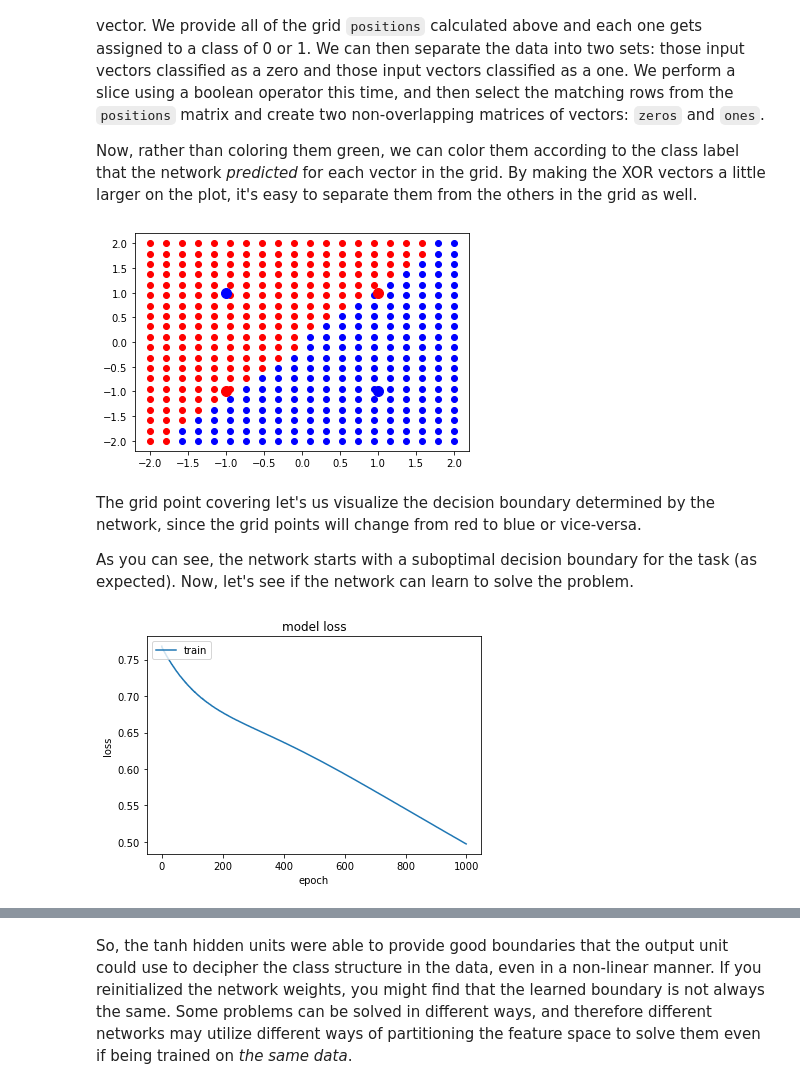
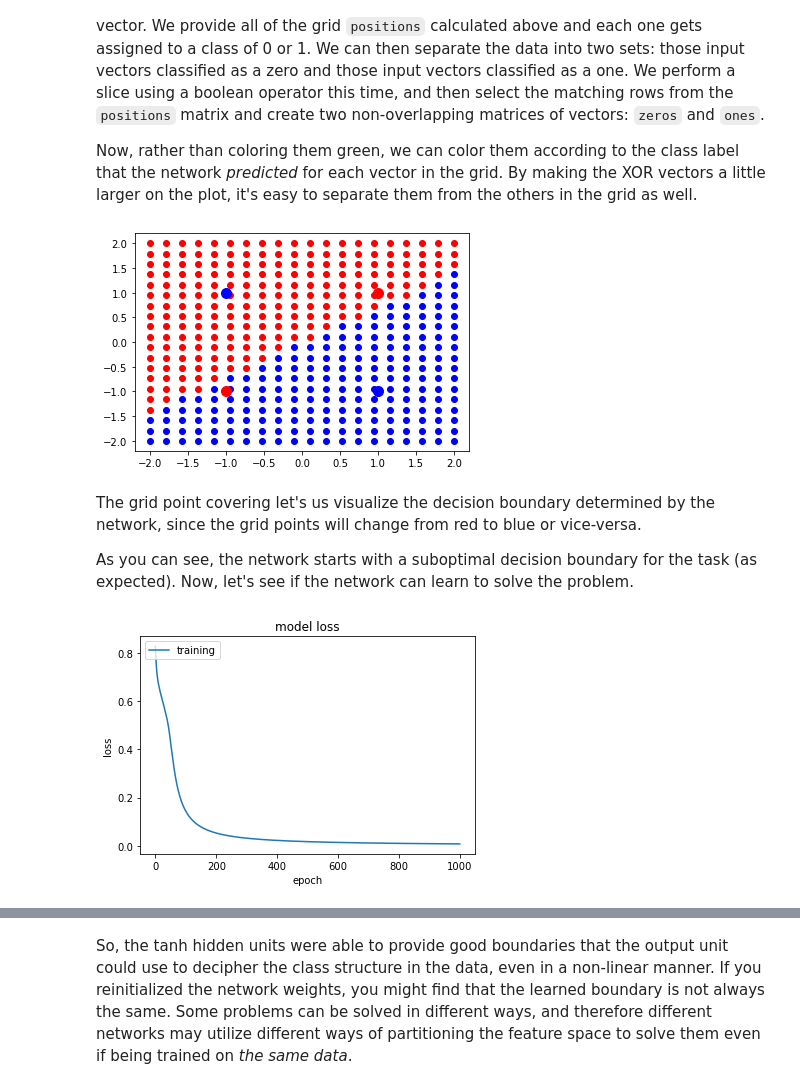
Before and after one commit to CSCI4850/notebook-examples, a Jupyter notebook: Feed-forward Neural Networks/Multilayer Networks.ipynb, the cells around one changed output, grey strips where cells are left out. Cells and saved outputs as stored; diff of their text form; code cells hidden in the pictures.

```diff
--- a/Feed-forward Neural Networks/Multilayer Networks.ipynb
+++ b/Feed-forward Neural Networks/Multilayer Networks.ipynb
@@ -61,0 +42,25 @@ None
+# %%
+# Multi-layer net with tanh hidden layer
+
+# Start a new, empty model
+model = keras.models.Sequential()
+
+# Create the hidden layer (size 2), but also ensure it is
+# densely connected to an input layer of size 2 (input_dim=2).
+# These are then added to the model...
+model.add(keras.layers.Dense(2,input_dim=2,activation='tanh'))
+
+# Add another densely connected layer, our output layer,
+# which is assumed to be connected to the -previous layer-
+# added to the model (the hidden layer in our case).
+model.add(keras.layers.Dense(1,activation='sigmoid'))
+
+# Compile it and use the correct loss function (BCE) and
+# a good optimizer (to avoid slow convergence when possible).
+model.compile(loss=keras.losses.binary_crossentropy,
+              optimizer=keras.optimizers.SGD(lr=0.1),
+              metrics=[keras.metrics.accuracy])
+
+# Print the resulting model to observe its structure and
+# number of parameters.
+model.summary()
@@ -79,0 +261,3 @@ SVG(model_to_dot(model,dpi=70).create(prog='dot', format='svg'))
+# %%
+history = model.fit(X,Y,epochs=1,verbose=0,shuffle=False)
+history.history['loss']
@@ -128,7 +349,7 @@ plt.plot(X[[1,2],0],X[[1,2],1],'bo',markersize=10)
 
 plt.show()
 # %% [output]
-[figure, old version]
+[figure, new version]
 # %% [markdown]
 The grid point covering let's us visualize the decision boundary determined by the network, since the grid points will change from red to blue or vice-versa.
 
@@ -142,10 +363,10 @@ history = model.fit(X, Y,
 # %%
 # summarize history for loss
 plt.plot(history.history['loss'])
 plt.title('model loss')
 plt.ylabel('loss')
 plt.xlabel('epoch')
-plt.legend(['train'], loc='upper left')
+plt.legend(['training'], loc='upper left')
 plt.show()
 # %% [output]
-[figure, old version]
+[figure, new version]
```
Also changed, not shown: parts of 56 cells of this notebook.
